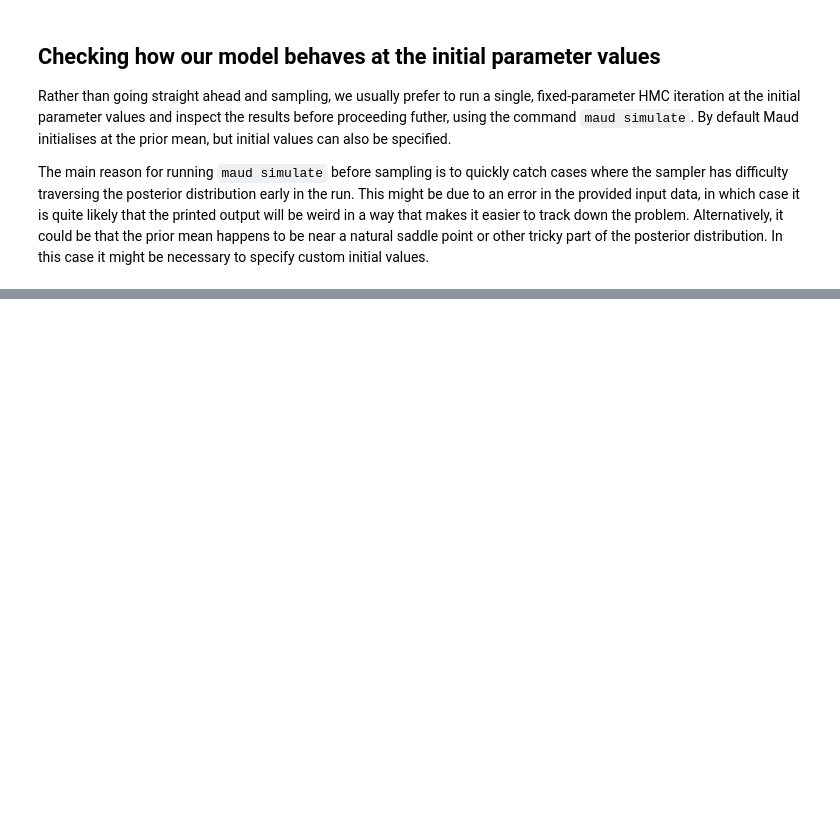
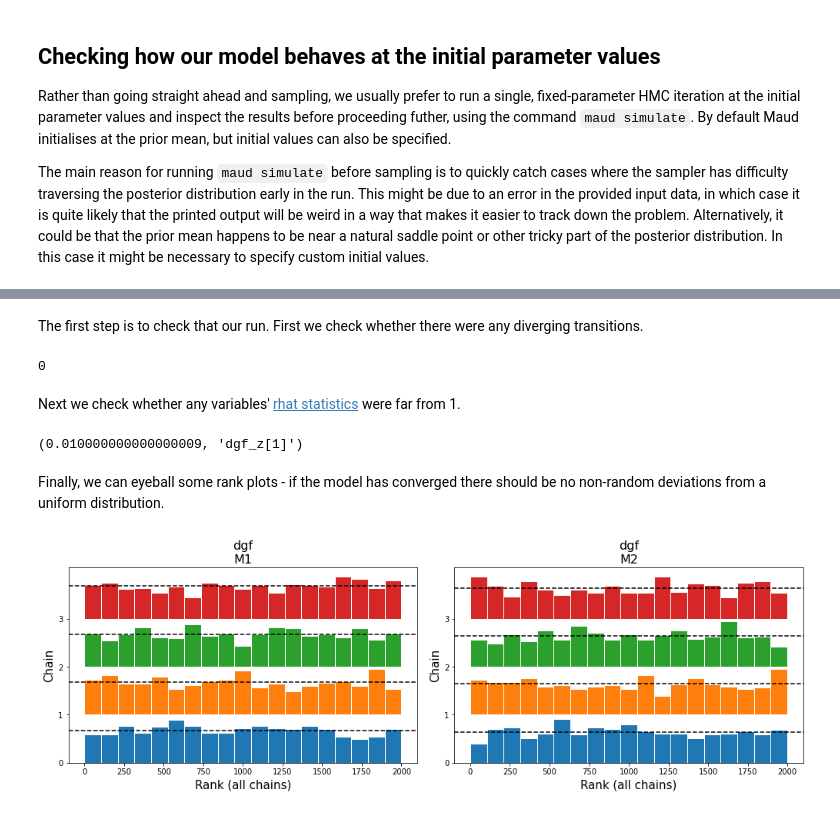
Before and after one commit to biosustain/maud_demo, a Jupyter notebook: demo.ipynb, the cells around one changed output, grey strips where cells are left out. Saved outputs shown, nothing was run; the diff lists cells and outputs as text; code cells hidden in the pictures; blank space fills up the shorter version.

```diff
--- a/demo.ipynb
+++ b/demo.ipynb
@@ -202,0 +261,20 @@ Warmup iterations saved (warmup_*).
+# %% [markdown]
+The first step is to check that our run. First we check whether there were any diverging transitions.
+# %%
+infd.sample_stats["diverging"].values.sum()
+# %% [output]
+0
+# %% [markdown]
+Next we check whether any variables' [rhat statistics](https://avehtari.github.io/rhat_ess/rhat_ess.html) were far from 1.
+# %%
+summary = az.summary(infd, extend=True)
+
+summary["r_hat"].subtract(1).abs().max(), summary["r_hat"].subtract(1).abs().idxmax()
+# %% [output]
+(0.010000000000000009, 'dgf_z[1]')
+# %% [markdown]
+Finally, we can eyeball some rank plots - if the model has converged there should be no non-random deviations from a uniform distribution.
+# %%
+axes = az.plot_rank(infd, var_names=["dgf"])
+# %% [output]
+[figure, added]
```
Also changed, not shown: parts of 20 cells of this notebook.
